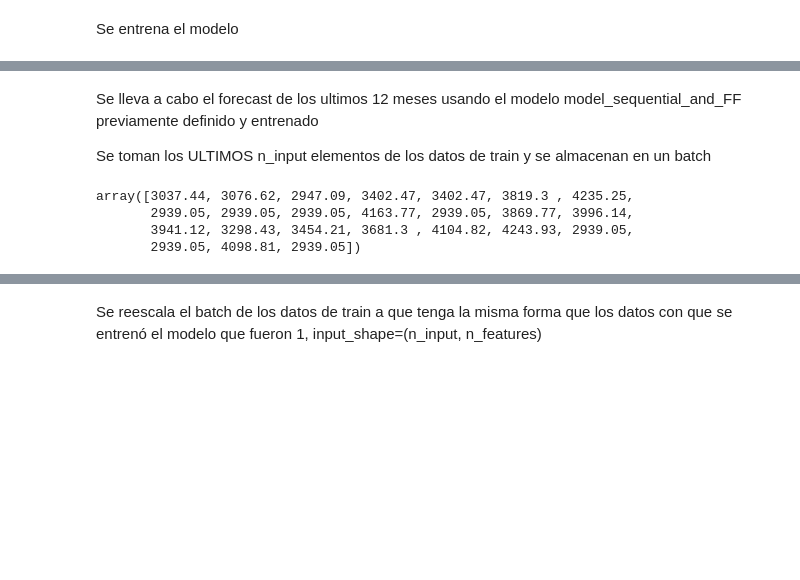
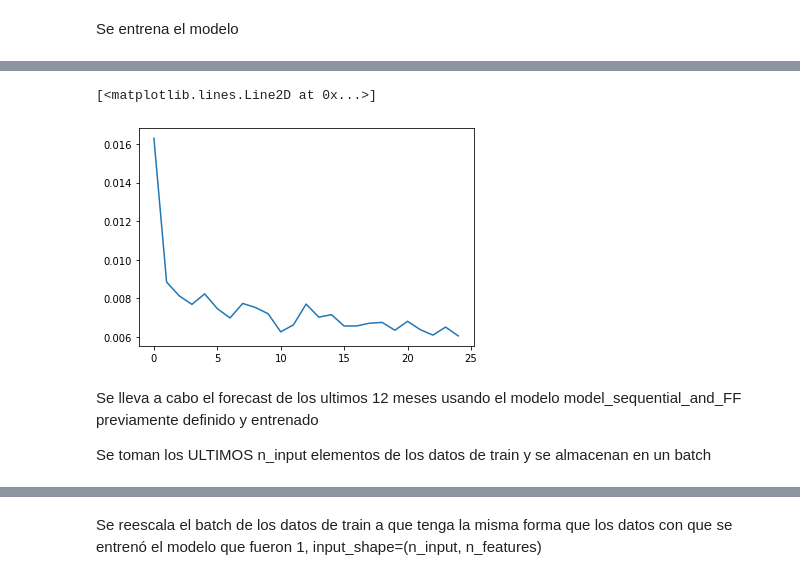
Before and after one commit to Sergio-Ibarra-1795/Diplomado_UNAM_DC_Full_gitHub, a Jupyter notebook: Diplomado_DS_Proyecto_Final/Demanda_electrico_LSTM_full_y_normalizacion.ipynb, the cells around one changed output, grey strips where cells are left out. Drawn from its saved outputs; the diff is of its cells as text; code cells hidden in the pictures; blank space fills up the shorter version.

```diff
--- a/Diplomado_DS_Proyecto_Final/Demanda_electrico_LSTM_full_y_normalizacion.ipynb
+++ b/Diplomado_DS_Proyecto_Final/Demanda_electrico_LSTM_full_y_normalizacion.ipynb
@@ -1029,0 +1048,3 @@ p-value: 0.9414785187134115
+# %%
+demanda_electrico_train_pretratamiento_mediana_scaled = MinMax_scaler.transform(demanda_electrico_train_pretratamiento_mediana_para_min_max)
+demanda_electrico_train_pretratamiento_mediana_scaled
@@ -1032,9 +1071,9 @@ Se generan sets de n_input datos para con ellos predecir el t+1 dato, y así los
 # %%
 n_input = 24
 
-data = demanda_electrico_train_pretratamiento_mediana
+data = demanda_electrico_train_pretratamiento_mediana_scaled
 targets = data
 
-demanda_electrico_train_generator_pretratamiento_mediana = TimeseriesGenerator(data, targets, length=n_input, batch_size=1)
-demanda_electrico_train_generator_pretratamiento_mediana[0]
+demanda_electrico_train_generator_pretratamiento_mediana_scaled = TimeseriesGenerator(data, targets, length=n_input, batch_size=1)
+demanda_electrico_train_generator_pretratamiento_mediana_scaled[0]
 # %% [output]
@@ -1113,15 +1164,11 @@ Epoch 25/25
 <keras.src.callbacks.History at 0x...>
+# %%
+loss_per_epoch = model_LSTM_electrico_pretrataminto_mediana_scaled.history.history['loss']
+plt.plot(range(len(loss_per_epoch)),loss_per_epoch)
+# %% [output]
+[<matplotlib.lines.Line2D at 0x...>]
+[figure, added]
 # %% [markdown]
 Se lleva a cabo el forecast de los ultimos 12 meses usando el modelo model_sequential_and_FF previamente definido y entrenado
 
 Se toman los ULTIMOS n_input elementos de los datos de train y se almacenan en un batch
-# %%
-demanda_electrico_train_batch_pretratamiento_mediana = demanda_electrico_train_pretratamiento_mediana.values[-n_input:]
-
-
-demanda_electrico_train_batch_pretratamiento_mediana
-# %% [output]
-array([3037.44, 3076.62, 2947.09, 3402.47, 3402.47, 3819.3 , 4235.25,
-       2939.05, 2939.05, 2939.05, 4163.77, 2939.05, 3869.77, 3996.14,
-       3941.12, 3298.43, 3454.21, 3681.3 , 4104.82, 4243.93, 2939.05,
-       2939.05, 4098.81, 2939.05])
```
Also changed, not shown: parts of 20 cells of this notebook.
